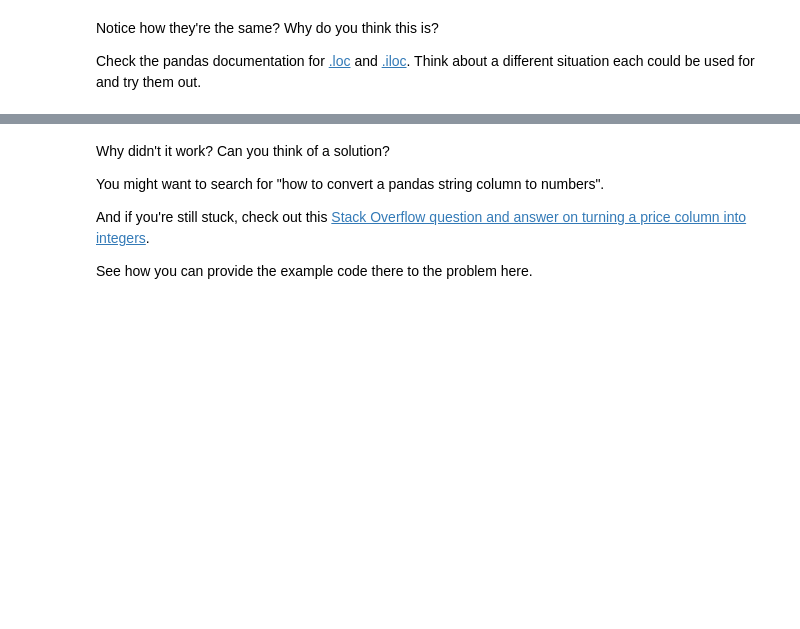
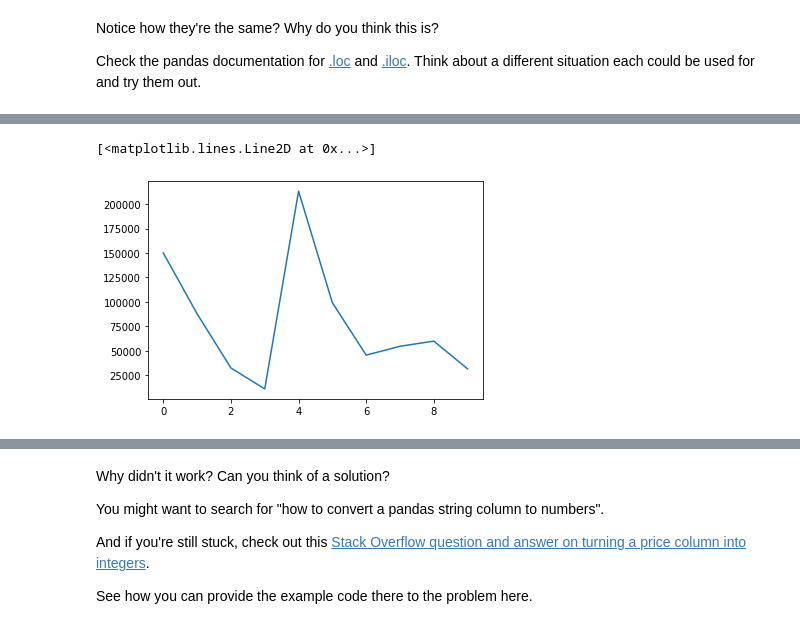
Before and after one commit to lipioliveira/zero-to-mastery-ml, a Jupyter notebook: section-2-data-science-and-ml-tools/pandas-exercises.ipynb, the cells around one changed output, grey strips where cells are left out. Drawn from its saved outputs; the diff is of its cells as text; code cells hidden in the pictures; blank space fills up the shorter version.

```diff
--- a/section-2-data-science-and-ml-tools/pandas-exercises.ipynb
+++ b/section-2-data-science-and-ml-tools/pandas-exercises.ipynb
@@ -171,5 +195,12 @@ Check the pandas documentation for [.loc](https://pandas.pydata.org/pandas-docs/
 # %%
 # Import Matplotlib and create a plot of the Odometer column
 # Don't forget to use %matplotlib inline
+import matplotlib.pyplot as plt
+%matplotlib inline
+
+plt.plot(df2['Odometer (KM)'])
+# %% [output]
+[<matplotlib.lines.Line2D at 0x...>]
+[figure, added]
 # %%
 # Create a histogram of the Odometer column using hist()
```
Also changed, not shown: parts of 28 cells of this notebook, 1 other file.
